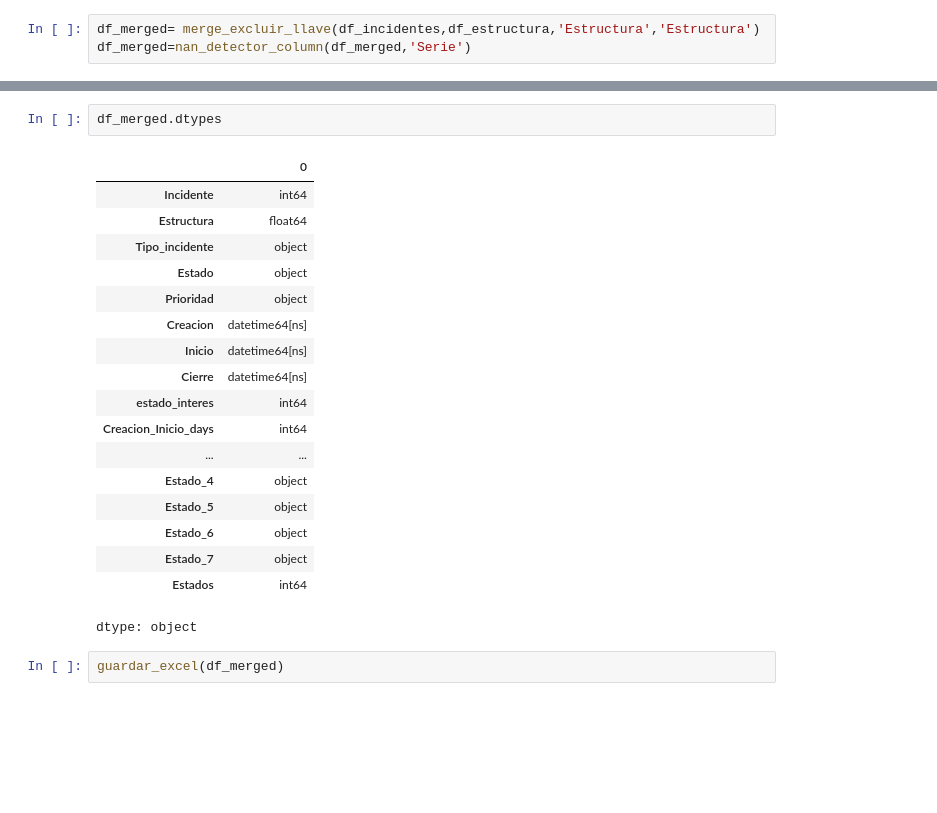
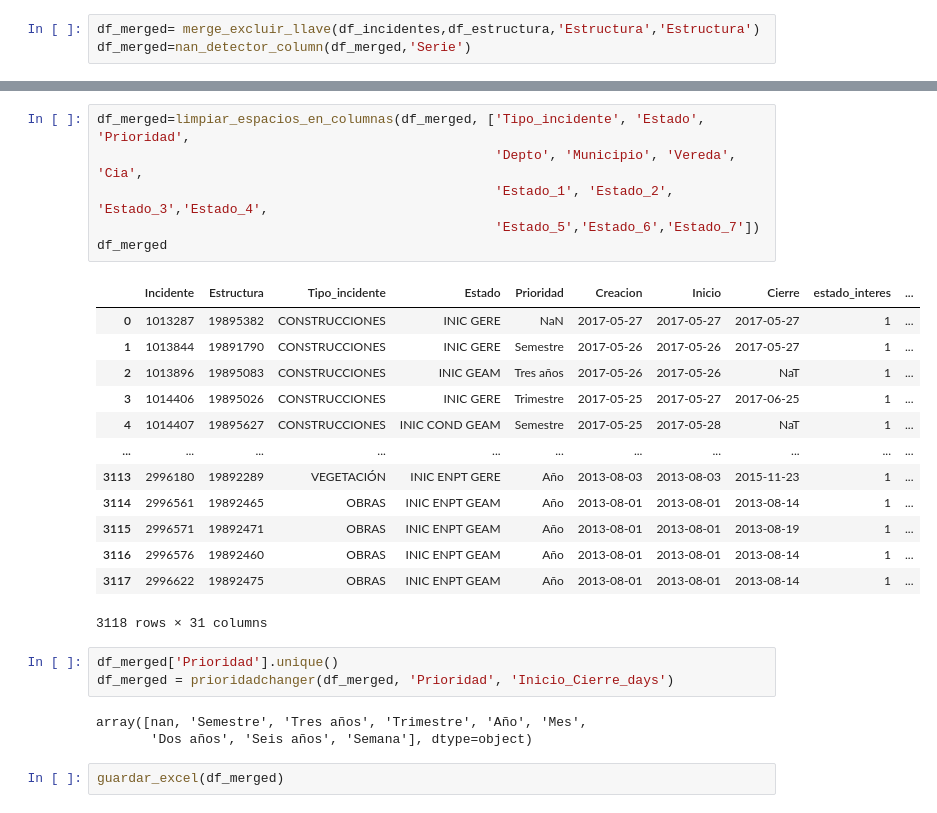
Before and after one commit to WMARBAR/CProgram_incidencias, a Jupyter notebook: constructor4_proyecto_II.ipynb, the cells around one changed output, grey strips where cells are left out. Saved outputs shown, nothing was run; the diff lists cells and outputs as text; blank space fills up the shorter version.

```diff
--- a/constructor4_proyecto_II.ipynb
+++ b/constructor4_proyecto_II.ipynb
@@ -378,25 +487,30 @@ df_merged.dtypes
 dtype: object
-# %%
-df_merged.dtypes
-# %% [output]
-|  | 0 |
-| Incidente | int64 |
-| Estructura | float64 |
-| Tipo_incidente | object |
-| Estado | object |
-| Prioridad | object |
-| Creacion | datetime64[ns] |
-| Inicio | datetime64[ns] |
-| Cierre | datetime64[ns] |
-| estado_interes | int64 |
-| Creacion_Inicio_days | int64 |
-| ... | ... |
-| Estado_4 | object |
-| Estado_5 | object |
-| Estado_6 | object |
-| Estado_7 | object |
-| Estados | int64 |
-dtype: object
+# %%
+df_merged=limpiar_espacios_en_columnas(df_merged, ['Tipo_incidente', 'Estado', 'Prioridad',
+                                                   'Depto', 'Municipio', 'Vereda', 'Cia',
+                                                   'Estado_1', 'Estado_2', 'Estado_3','Estado_4',
+                                                   'Estado_5','Estado_6','Estado_7'])
+df_merged
+# %% [output]
+|  | Incidente | Estructura | Tipo_incidente | Estado | Prioridad | Creacion | Inicio | Cierre | estado_interes | ... |
+| 0 | 1013287 | 19895382 | CONSTRUCCIONES | INIC GERE | NaN | 2017-05-27 | 2017-05-27 | 2017-05-27 | 1 | ... |
+| 1 | 1013844 | 19891790 | CONSTRUCCIONES | INIC GERE | Semestre | 2017-05-26 | 2017-05-26 | 2017-05-27 | 1 | ... |
+| 2 | 1013896 | 19895083 | CONSTRUCCIONES | INIC GEAM | Tres años | 2017-05-26 | 2017-05-26 | NaT | 1 | ... |
+| 3 | 1014406 | 19895026 | CONSTRUCCIONES | INIC GERE | Trimestre | 2017-05-25 | 2017-05-27 | 2017-06-25 | 1 | ... |
+| 4 | 1014407 | 19895627 | CONSTRUCCIONES | INIC COND GEAM | Semestre | 2017-05-25 | 2017-05-28 | NaT | 1 | ... |
+| ... | ... | ... | ... | ... | ... | ... | ... | ... | ... | ... |
+| 3113 | 2996180 | 19892289 | VEGETACIÓN | INIC ENPT GERE | Año | 2013-08-03 | 2013-08-03 | 2015-11-23 | 1 | ... |
+| 3114 | 2996561 | 19892465 | OBRAS | INIC ENPT GEAM | Año | 2013-08-01 | 2013-08-01 | 2013-08-14 | 1 | ... |
+| 3115 | 2996571 | 19892471 | OBRAS | INIC ENPT GEAM | Año | 2013-08-01 | 2013-08-01 | 2013-08-19 | 1 | ... |
+| 3116 | 2996576 | 19892460 | OBRAS | INIC ENPT GEAM | Año | 2013-08-01 | 2013-08-01 | 2013-08-14 | 1 | ... |
+| 3117 | 2996622 | 19892475 | OBRAS | INIC ENPT GEAM | Año | 2013-08-01 | 2013-08-01 | 2013-08-14 | 1 | ... |
+3118 rows × 31 columns
+# %%
+df_merged['Prioridad'].unique()
+df_merged = prioridadchanger(df_merged, 'Prioridad', 'Inicio_Cierre_days')
+# %% [output]
+array([nan, 'Semestre', 'Tres años', 'Trimestre', 'Año', 'Mes',
+       'Dos años', 'Seis años', 'Semana'], dtype=object)
 # %%
 guardar_excel(df_merged)
 # %% [output]
```
Also changed, not shown: parts of 14 cells of this notebook.
